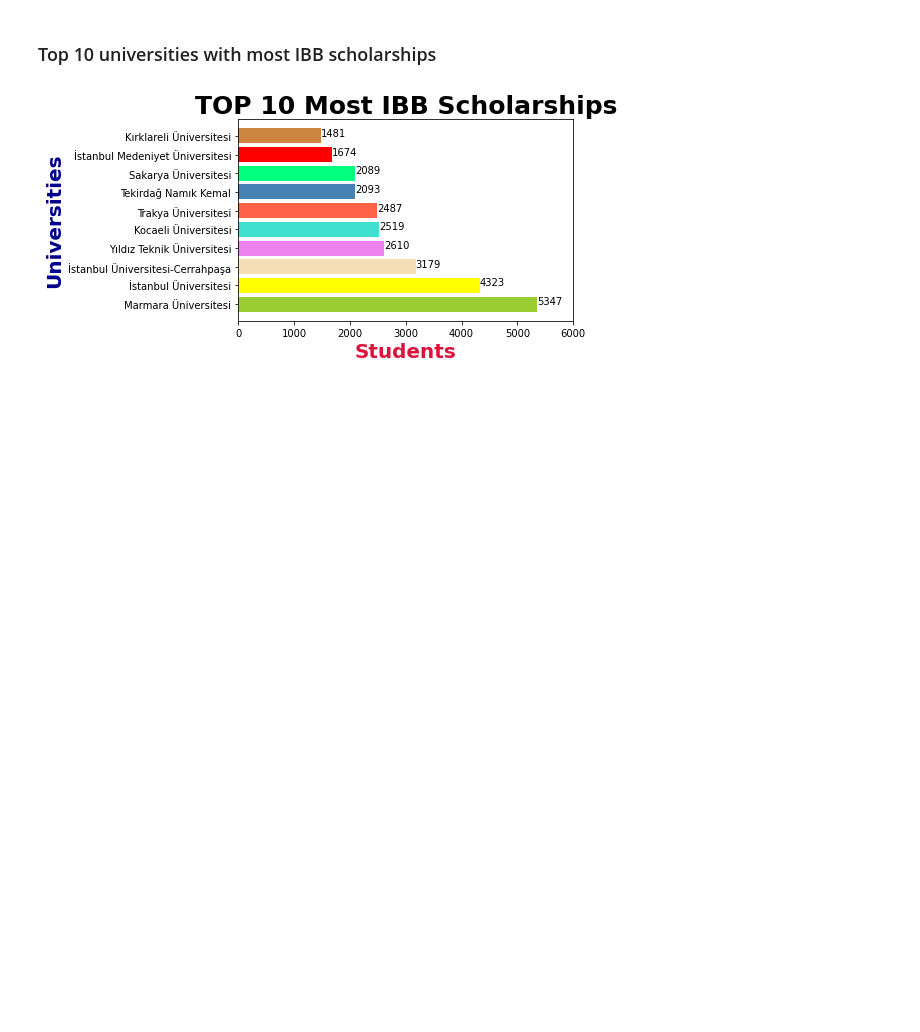
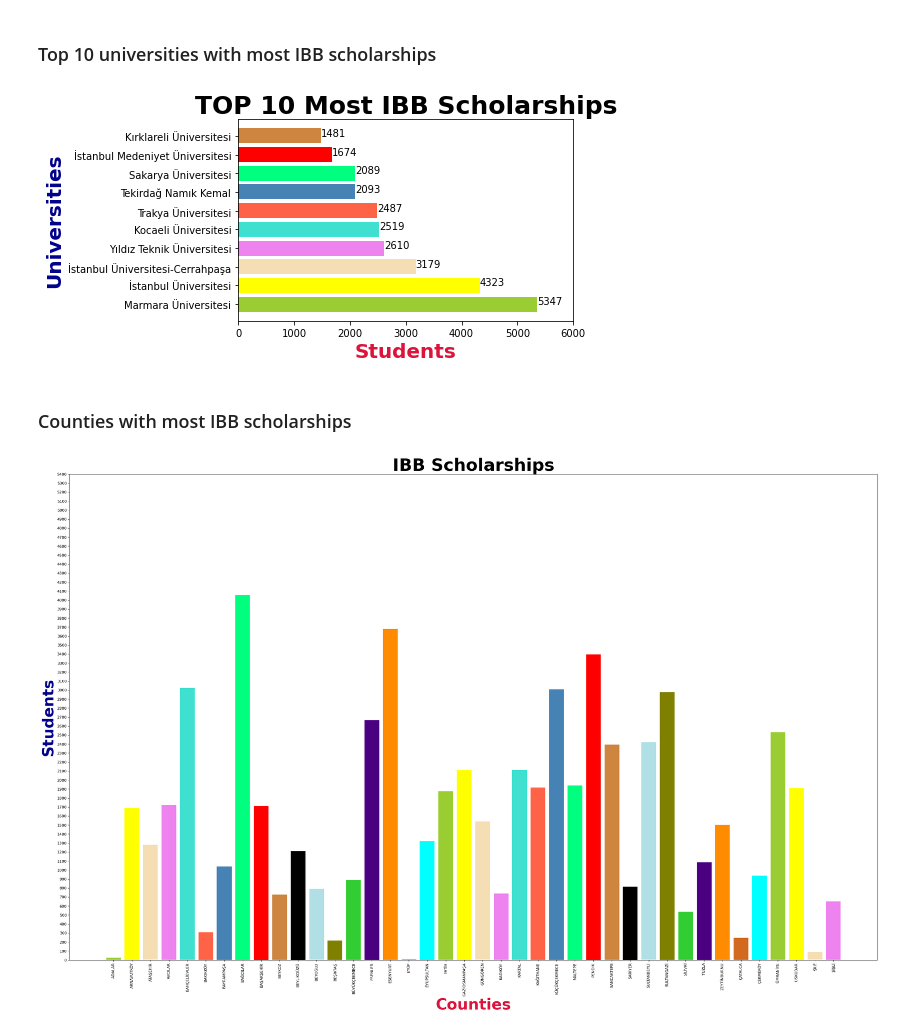
Before and after one commit to atalaydenknalbant/IBB_Education_Aid, a Jupyter notebook: IBB_Education_Aid.ipynb, the cells around one changed output. Drawn from its saved outputs; the diff is of its cells as text; code cells hidden in the pictures; blank space fills up the shorter version.

```diff
--- a/IBB_Education_Aid.ipynb
+++ b/IBB_Education_Aid.ipynb
@@ -128,3 +128,20 @@ plt.subplots_adjust(bottom=0.5, top=1.2)
 plt.show()
 # %% [output]
 [figure]
+# %% [markdown]
+### Counties with most IBB scholarships
+# %%
+df4 = df.drop(columns=['ASSISTANCE_YEAR', 'ASSISTANCE_TERM', 'AGE', 'UNIVERSITY'])
+df4 = df4.groupby(['COUNTY']).agg({'NUMBER_OF_STUDENTS': 'sum'})
+y_pos = np.arange(len(df4))
+plt.figure(num=None, figsize=(38,30), dpi=80, facecolor='w', edgecolor='k')
+plt.bar(y_pos, df4['NUMBER_OF_STUDENTS'].to_numpy(), color=color_list)
+plt.xticks(y_pos, list(df4.index), rotation=90)
+plt.yticks(np.arange(0, 5500, 100))
+plt.xlabel('Counties', fontweight='bold', color = 'crimson', fontsize='40')
+plt.ylabel('Students', fontweight='bold', color = 'darkblue', fontsize='40')
+plt.title('IBB Scholarships', fontweight='bold', color = 'black', fontsize='45')
+plt.subplots_adjust(bottom=0.4, top=0.99)
+plt.show()
+# %% [output]
+[figure, added]
```
Also changed, not shown: parts of 5 cells of this notebook.
